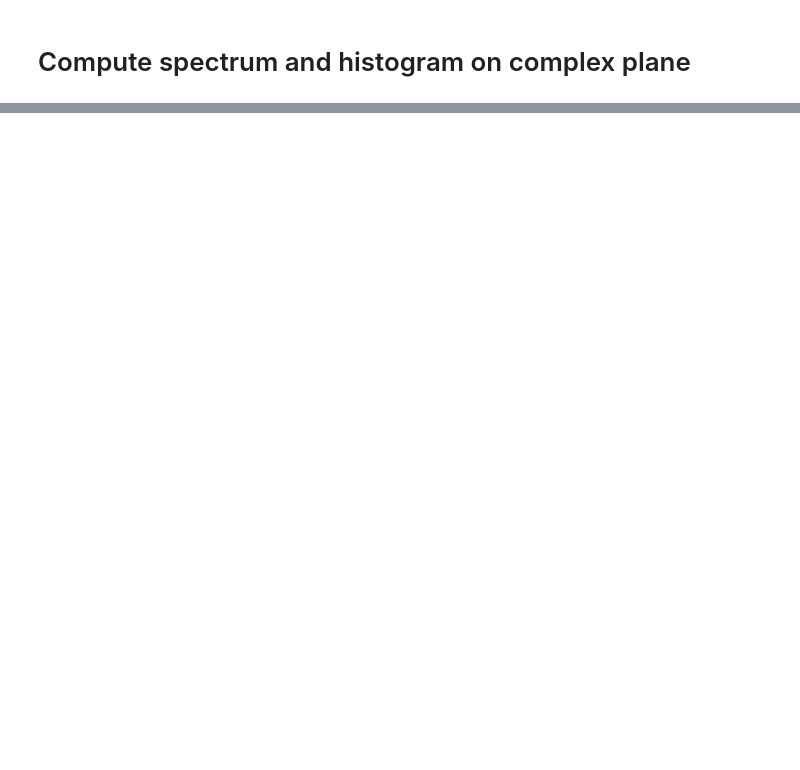
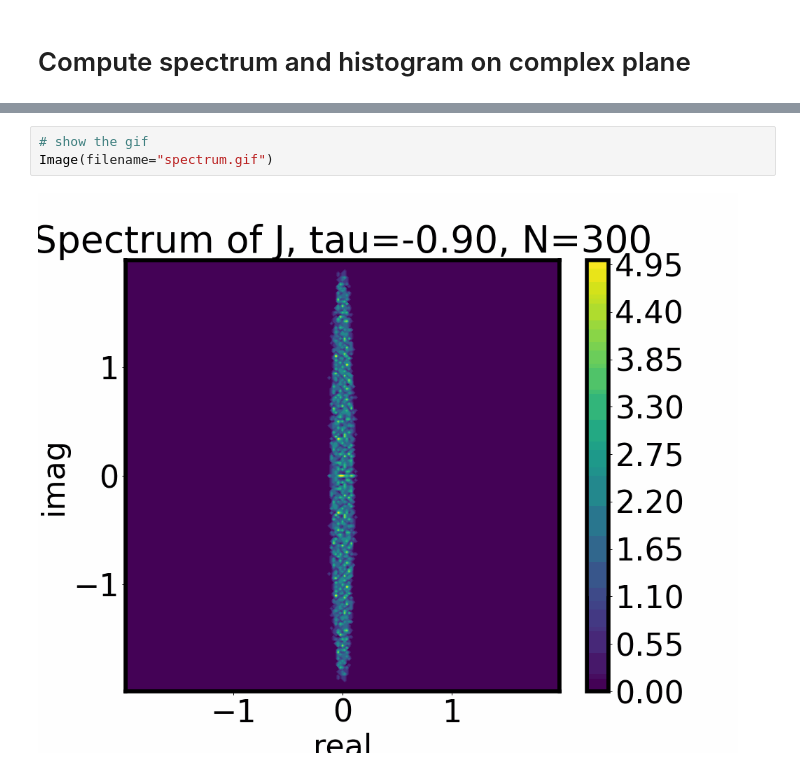
Before and after one commit to rajatvd/wigner-ellipse, a Jupyter notebook: wigner.ipynb, the cells around one changed output, grey strips where cells are left out. Cells and saved outputs as stored; diff of their text form; blank space fills up the shorter version.

```diff
--- a/wigner.ipynb
+++ b/wigner.ipynb
@@ -178,0 +219,5 @@ mean_diff=3.85e-02, std_diff=5.93e-03, corr_diff=3.85e-03, tol=1.00e+00
+# %%
+# show the gif
+Image(filename="spectrum.gif")
+# %% [output]
+[figure, added]
```
Also changed, not shown: parts of 10 cells of this notebook, 2 other files.
